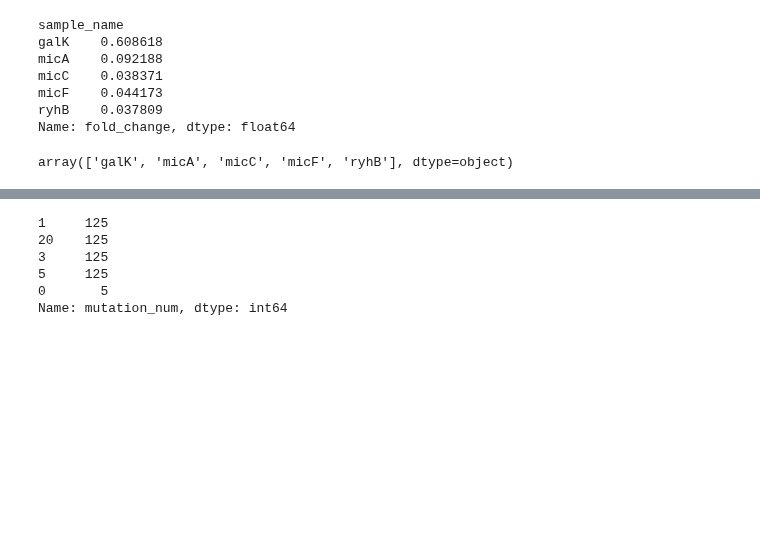
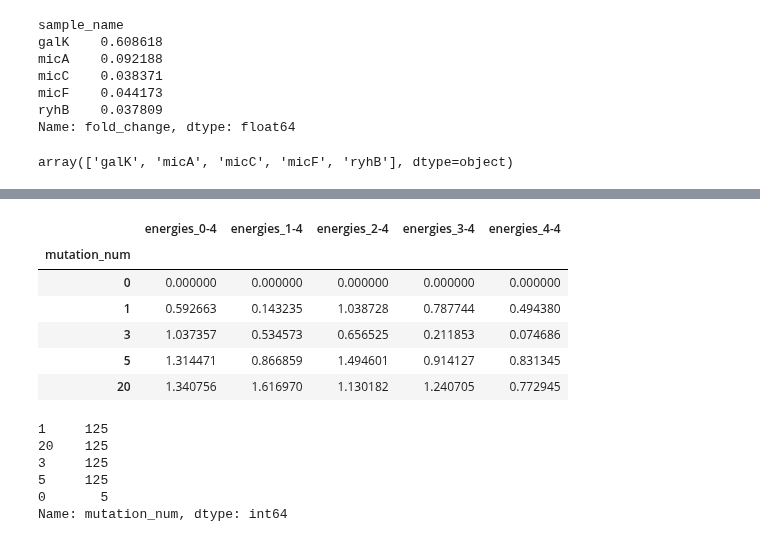
Before and after one commit to olive004/EvoScaper, a Jupyter notebook: notebooks_sRNA/03_examine_simulation.ipynb, the cells around one changed output, grey strips where cells are left out. Saved outputs shown, nothing was run; the diff lists cells and outputs as text; code cells hidden in the pictures; blank space fills up the shorter version.

```diff
--- a/notebooks_sRNA/03_examine_simulation.ipynb
+++ b/notebooks_sRNA/03_examine_simulation.ipynb
@@ -126,15 +111,15 @@ samples_map = {i: s for i, s in zip(np.arange(
     len(data['sample_name'].unique())), sorted(data['sample_name'].unique()))}
 
 # stds = {s: pd.DataFrame(columns= data['mutation_num'].unique()) for s in sorted(data['sample_name'].unique())}
-stds = pd.DataFrame()
+# stds = pd.DataFrame()
+stds = {}
 for i, s in samples_map.items():
     es = [e for e in e_cols if str(i) in e]
 
-    # stds[s] =
     grouped_std = data.groupby(by=['mutation_num'])[es].std()
-    grouped_std = np.where(grouped_std == 0, data.groupby(by=['mutation_num'])[
-                           es].mean().abs(), grouped_std / data.groupby(by=['mutation_num'])[es].mean().abs())
-
+    stds[s] = grouped_std
+    # grouped_std = np.where(grouped_std == 0, data.groupby(by=['mutation_num'])[
+    #                        es].mean().abs(), grouped_std / data.groupby(by=['mutation_num'])[es].mean().abs())
 
 stds
 # %% [output]
@@ -142,3 +143,13 @@ stds
+# %%
+grouped_std
+# %% [output]
+|  | energies_0-4 | energies_1-4 | energies_2-4 | energies_3-4 | energies_4-4 |
+| mutation_num |  |  |  |  |  |
+| 0 | 0.000000 | 0.000000 | 0.000000 | 0.000000 | 0.000000 |
+| 1 | 0.592663 | 0.143235 | 1.038728 | 0.787744 | 0.494380 |
+| 3 | 1.037357 | 0.534573 | 0.656525 | 0.211853 | 0.074686 |
+| 5 | 1.314471 | 0.866859 | 1.494601 | 0.914127 | 0.831345 |
+| 20 | 1.340756 | 1.616970 | 1.130182 | 1.240705 | 0.772945 |
 # %%
 data['mutation_num'].value_counts()
 # %% [output]
```
Also changed, not shown: parts of 2 cells of this notebook, 2 other files.
